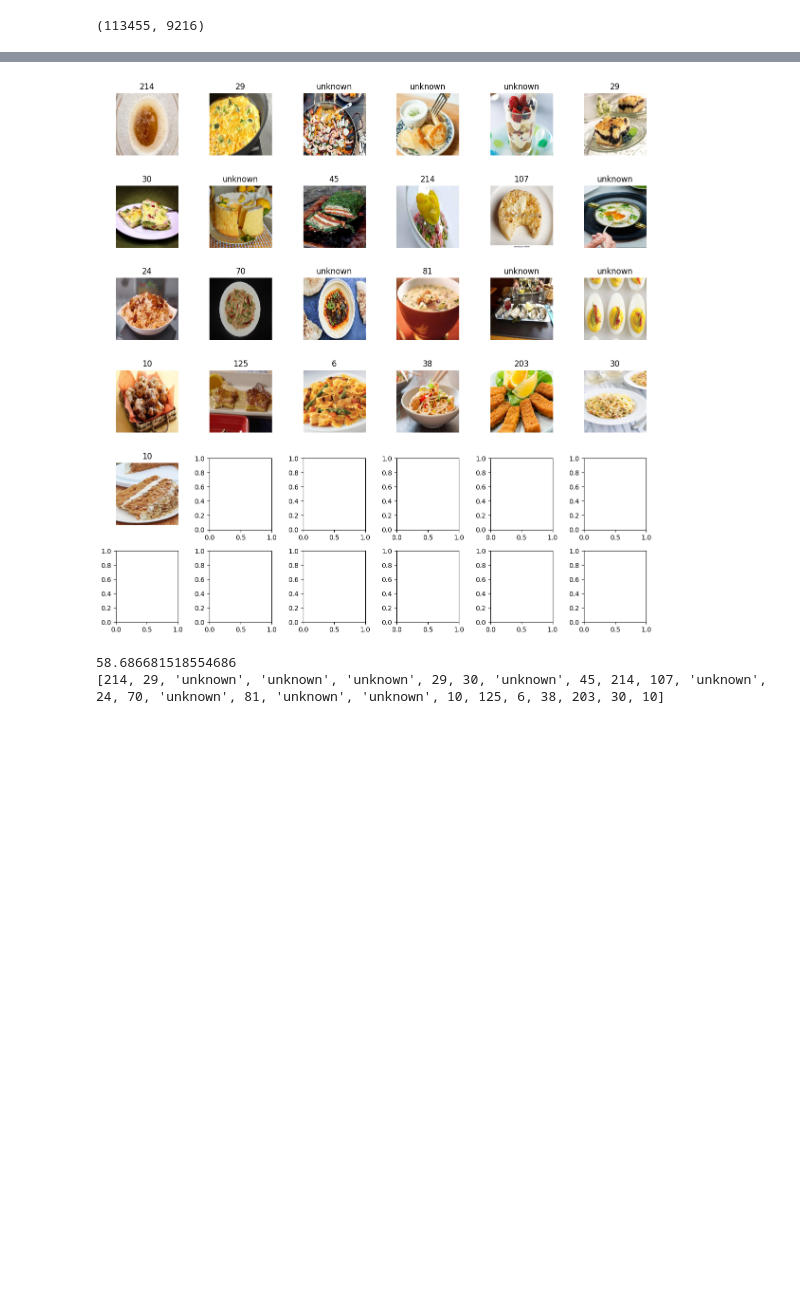
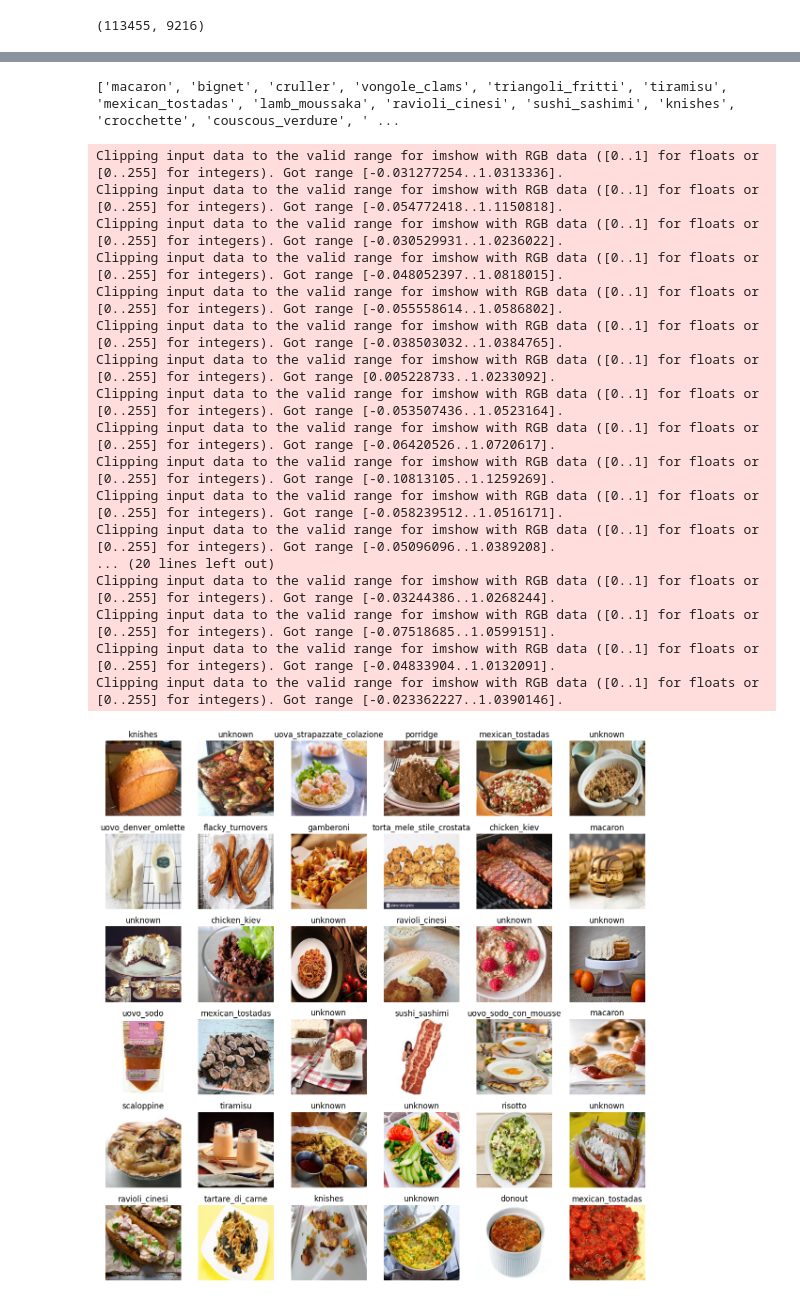
Before and after one commit to Adri261/progettoVIPM, a Jupyter notebook: CBIR/cbir.ipynb, the cells around one changed output, grey strips where cells are left out. Drawn from its saved outputs; the diff is of its cells as text; code cells hidden in the pictures; blank space fills up the shorter version.

Commit message:
displaying labels of classified unlabeled images

```diff
--- a/CBIR/cbir.ipynb
+++ b/CBIR/cbir.ipynb
@@ -65,8 +63,12 @@ Original classification layers:Sequential(
 # %%
 chosen_net = networks.ALEXNET
 layers_to_remove = 3
-X_unlabled_mobi_t, X_unlabled_mobi_n, fine_tune_layers = extrac_features_from_unlabled_dataset(dataset=datasets.TRAINING_UNLABELED,
+
+#X_train_ale_t, X_train_ale_n, y_train, X_test_ale_t, X_test_ale_n, y_test, fine_tune_layers = extract_features(train_set=datasets.TRAINING_LABELED,
+X_unlabled_t, X_unlabled_n, y_train, X_test_t, X_test_n, y_test, fine_tune_layers = extract_features(train_set=datasets.TRAINING_UNLABELED,
+                                                                                            test_set=datasets.TEST,
                                                                                             network=chosen_net,
-                                                                                            layers_to_remove=layers_to_remove)
-print("Original classification layers:{}".format(chosen_net.value[1].classifier[:]))
-print("Classification layers to fine tune:{}".format(fine_tune_layers[:]))
+                                                                                            layers_to_remove=layers_to_remove,
+                                                                                            cuda=cuda)
+#print("Original classification layers:{}".format(chosen_net.value[1].classifier[:]))
+#print("Classification layers to fine tune:{}".format(fine_tune_layers[:]))
@@ -91,6 +75,6 @@ Original classification layers:Sequential(
 # %%
 knn = KNeighborsClassifier(n_neighbors=10)
-knn.fit(X_train_ale_n, y_train)
+knn.fit(X_train_n, y_train)
 # %% [output]
 KNeighborsClassifier(n_neighbors=10)
 # %%
@@ -129,7 +91,25 @@ for s in rs:
 #image = np.moveaxis(pic42, 0, -1)
 #plt.figure()
 #plt.imshow(image)
+# %%
+import csv
+translate_label = []
+
+# Read the CSV file
+with open('disambiguation.csv', mode='r') as file:
+    reader = csv.reader(file)
+    for row in reader:
+        label = row[1]
+        # Ensure the list is large enough to hold the current index
+
+        translate_label.append(label)
+
+print(translate_label)
+# %% [output]
+['macaron', 'bignet', 'cruller', 'vongole_clams', 'triangoli_fritti', 'tiramisu', 'mexican_tostadas', 'lamb_moussaka', 'ravioli_cinesi', 'sushi_sashimi', 'knishes', 'crocchette', 'couscous_verdure', ' ...
 # %%
+rs = torch.utils.data.RandomSampler(X_unlabled_n, num_samples=36)
+
 
 # Function to predict with threshold and progress bar
 def knn_predict_with_threshold(knn, dataset_holder, img_dataset_indices, X, early_stop_at, threshold_distance):
@@ -138,38 +118,53 @@ def knn_predict_with_threshold(knn, dataset_holder, img_dataset_indices, X, earl
     i=0
 
     figure, ax = plt.subplots(nrows=6, ncols=6, figsize=(12, 12))
-    for sample_index in tqdm(img_dataset_indices):
+
+    for sample_index in img_dataset_indices:
         if i>early_stop_at: break
 
         image = np.moveaxis(dataset_holder[sample_index][0], 0, -1)
 
         distances, _ = knn.kneighbors([X[sample_index]], n_neighbors=knn.n_neighbors)
         if np.min(distances) > threshold_distance:
             predictions.append('unknown')
             dists.append(-1)
         else:
             prediction = knn.predict([X[sample_index]])
             predictions.append(prediction[0])
             dists.append(np.min(distances))
 
 
 
         ax.ravel()[i].imshow(image)
-        ax.ravel()[i].set_title(predictions[-1])
+        ax.ravel()[i].set_title('unknown' if predictions[-1]=='unknown' else translate_label[predictions[-1]])
         ax.ravel()[i].set_axis_off()
         #plt.figure()
         #plt.imshow(image)
         i+=1
-
     plt.tight_layout()
     plt.show()
     return dists, predictions
 
 
-dists, predictions = knn_predict_with_threshold(knn, dataset_holder, rs, X_unlabled_mobi_n, 113456, threshold_distance=99)
+dists, predictions = knn_predict_with_threshold(knn, dataset_holder, rs, X_unlabled_n, 113456, threshold_distance=99)
 print(np.mean(dists))
 print(predictions)
 # %% [output]
+Clipping input data to the valid range for imshow with RGB data ([0..1] for floats or [0..255] for integers). Got range [-0.031277254..1.0313336].
+Clipping input data to the valid range for imshow with RGB data ([0..1] for floats or [0..255] for integers). Got range [-0.054772418..1.1150818].
+Clipping input data to the valid range for imshow with RGB data ([0..1] for floats or [0..255] for integers). Got range [-0.030529931..1.0236022].
+Clipping input data to the valid range for imshow with RGB data ([0..1] for floats or [0..255] for integers). Got range [-0.048052397..1.0818015].
+Clipping input data to the valid range for imshow with RGB data ([0..1] for floats or [0..255] for integers). Got range [-0.055558614..1.0586802].
+Clipping input data to the valid range for imshow with RGB data ([0..1] for floats or [0..255] for integers). Got range [-0.038503032..1.0384765].
+Clipping input data to the valid range for imshow with RGB data ([0..1] for floats or [0..255] for integers). Got range [0.005228733..1.0233092].
+Clipping input data to the valid range for imshow with RGB data ([0..1] for floats or [0..255] for integers). Got range [-0.053507436..1.0523164].
+Clipping input data to the valid range for imshow with RGB data ([0..1] for floats or [0..255] for integers). Got range [-0.06420526..1.0720617].
+Clipping input data to the valid range for imshow with RGB data ([0..1] for floats or [0..255] for integers). Got range [-0.10813105..1.1259269].
+Clipping input data to the valid range for imshow with RGB data ([0..1] for floats or [0..255] for integers). Got range [-0.058239512..1.0516171].
+Clipping input data to the valid range for imshow with RGB data ([0..1] for floats or [0..255] for integers). Got range [-0.05096096..1.0389208].
+... (20 lines left out)
+Clipping input data to the valid range for imshow with RGB data ([0..1] for floats or [0..255] for integers). Got range [-0.03244386..1.0268244].
+Clipping input data to the valid range for imshow with RGB data ([0..1] for floats or [0..255] for integers). Got range [-0.07518685..1.0599151].
+Clipping input data to the valid range for imshow with RGB data ([0..1] for floats or [0..255] for integers). Got range [-0.04833904..1.0132091].
+Clipping input data to the valid range for imshow with RGB data ([0..1] for floats or [0..255] for integers). Got range [-0.023362227..1.0390146].
-[figure, old version]
+[figure, new version]
-58.686681518554686
-[214, 29, 'unknown', 'unknown', 'unknown', 29, 30, 'unknown', 45, 214, 107, 'unknown', 24, 70, 'unknown', 81, 'unknown', 'unknown', 10, 125, 6, 38, 203, 30, 10]
```
Also changed, not shown: parts of 6 cells of this notebook.
